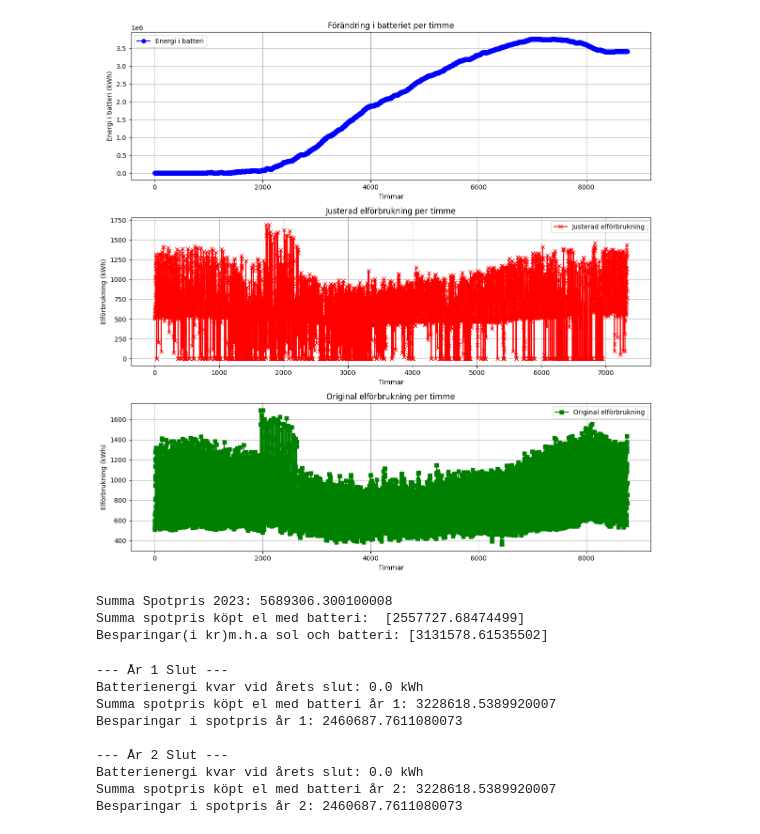
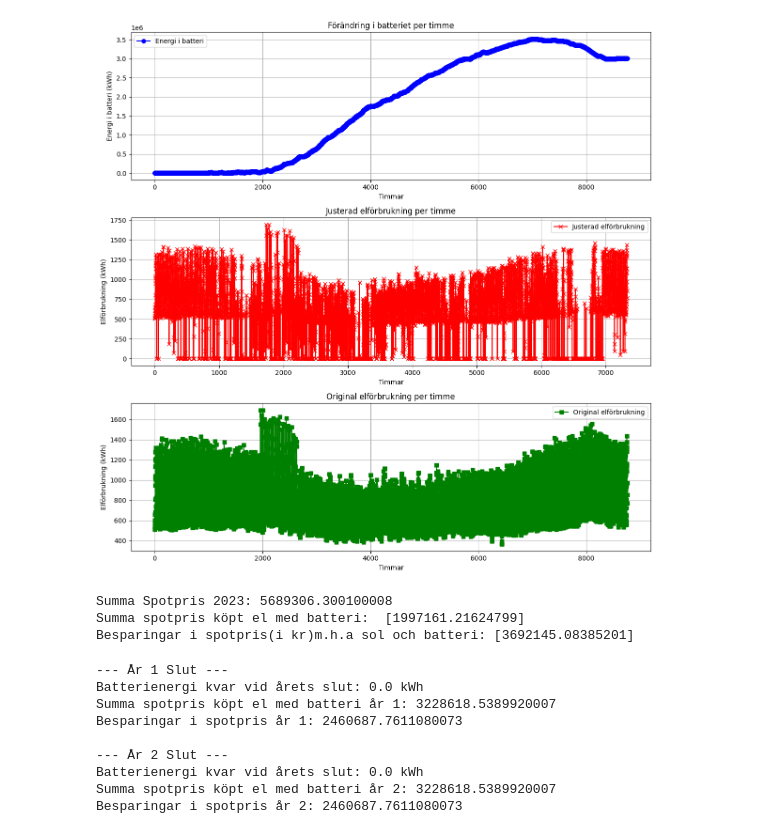
Before and after one commit to Jakobthuresson/Energigemenskaper, a Jupyter notebook: NyEGScript.ipynb, the cells around one changed output. Cells and saved outputs as stored; diff of their text form; code cells hidden in the pictures.

```diff
--- a/NyEGScript.ipynb
+++ b/NyEGScript.ipynb
@@ -30,16 +30,21 @@ original_consumption = ABK.tolist()
 
 # Iterate through the columns
 for i in range(len(Sol)):
-    diff = ABK[i] - Sol[i]
+    diff = ABK[i] - Sol[i] #Differens elförbrukning solproduktion varje timme
 
     # Update Batteri based on the conditions
     if  Spot[i] <= 35 and Sol[i] > 0: #Lagra solel om spotpris är lägre än 35 öre/kWh
         batteriKapacitet += Sol[i]
         KöptElSpotpris += (Spot[i]*ABK[i]) #Spotpris per kWh el läggs till i summa
         elförbrukning.append(ABK[i])
-    elif Spot[i] > 35 and Sol[i] > 0 and diff > 0:
+    elif Spot[i] > 35 and Spot[i] < 100 and Sol[i] > 0 and diff > 0: #Om spotpriset är större än 35, men mindre än 100, och sol-el finns men elförbr. större
         KöptElSpotpris += [Spot[i]*diff] #Differensen el köps i spotpris och läggs till i summa
         elförbrukning.append(diff)
+    elif Spot[i] >= 100 and Sol[i] > 0 and diff > 0 and batteriKapacitet > 0: #Om spotpriset är större än 100 och solprod och batteriel finns
+        energiFrånBatteri = min(batteriKapacitet, diff) #Tar minsta värdet mellan energin i batteriet och diff
+        batteriKapacitet -= energiFrånBatteri #Subtraherar energifrån batteriet
+        KöptElSpotpris += (diff - energiFrånBatteri)*Spot[i] #Köper restel, om "diff" är större än "batteriKapacitet"
+        elförbrukning.append(diff- energiFrånBatteri)
     elif Spot[i] > 35 and Sol[i] > 0 and diff < 0: #Om spotpris är större än 35 öre och solel finns och är större än elförbrukning
         batteriKapacitet += (-1*diff) #Lagra solelöverskottet
     elif Sol[i] == 0 and batteriKapacitet > 0 and Spot[i] >= 100: #Om ingen solel och spotpriset är högre än 100 öre och batteriel finns
@@ -66,37 +71,37 @@ ax[0].set_ylabel('Energi i batteri (kWh)')
 ax[0].set_title('Förändring i batteriet per timme')
 ax[0].legend()
 ax[0].grid(True)
 
 # Plot Adjusted Electricity Consumption
 ax[1].plot(range(len(elförbrukning)), elförbrukning, label='Justerad elförbrukning', color='red', marker='x')
 ax[1].set_xlabel('Timmar')
 ax[1].set_ylabel('Elförbrukning (kWh)')
 ax[1].set_title('Justerad elförbrukning per timme')
 ax[1].legend()
 ax[1].grid(True)
 
 # Plot Original Electricity Consumption (ABK)
 ax[2].plot(range(len(original_consumption)), original_consumption, label='Original elförbrukning', color='green', marker='s')
 ax[2].set_xlabel('Timmar')
 ax[2].set_ylabel('Elförbrukning (kWh)')
 ax[2].set_title('Original elförbrukning per timme')
 ax[2].legend()
 ax[2].grid(True)
 
 # Adjust layout and show the plots
 plt.tight_layout()
 plt.show()
 
 köptEliKr = KöptElSpotpris/100
 # Printar summan spotpris och jämför med originalpriset
 print("Summa Spotpris 2023:", SummaSpotpris2023)
 print("Summa spotpris köpt el med batteri: ", köptEliKr)
 print("Besparingar i spotpris(i kr)m.h.a sol och batteri:", SummaSpotpris2023 - köptEliKr)
 # %% [output]
-[figure, old version]
+[figure, new version]
 Summa Spotpris 2023: 5689306.300100008
-Summa spotpris köpt el med batteri:  [2557727.68474499]
-Besparingar(i kr)m.h.a sol och batteri: [3131578.61535502]
+Summa spotpris köpt el med batteri:  [1997161.21624799]
+Besparingar i spotpris(i kr)m.h.a sol och batteri: [3692145.08385201]
 # %%
 import pandas as pd
 import matplotlib.pyplot as plt
```
